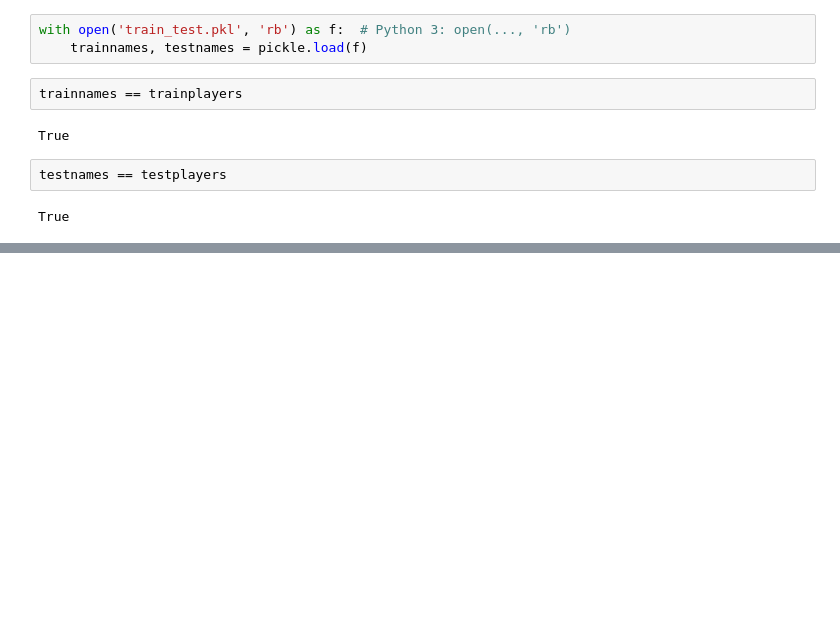
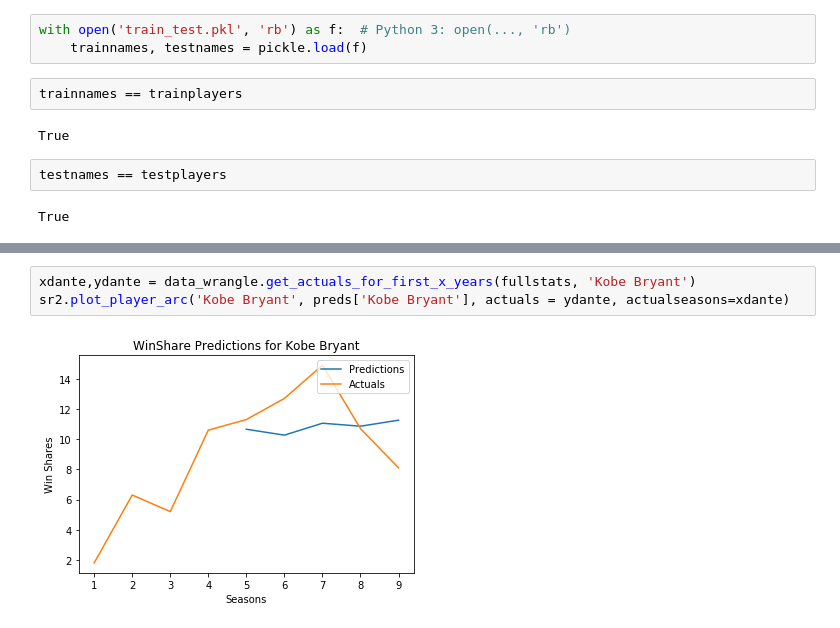
Before and after one commit to KirkAVoss/kv-capstone, a Jupyter notebook: NBAwinshare/2018.11.27 Fixtrain Notebook.ipynb, the cells around one changed output, grey strips where cells are left out. Cells and saved outputs as stored; diff of their text form; blank space fills up the shorter version.

```diff
--- a/NBAwinshare/2018.11.27 Fixtrain Notebook.ipynb
+++ b/NBAwinshare/2018.11.27 Fixtrain Notebook.ipynb
@@ -256,0 +347,5 @@ True
+# %%
+xdante,ydante = data_wrangle.get_actuals_for_first_x_years(fullstats, 'Kobe Bryant')
+sr2.plot_player_arc('Kobe Bryant', preds['Kobe Bryant'], actuals = ydante, actualseasons=xdante)
+# %% [output]
+[figure, added]
```
Also changed, not shown: parts of 24 cells of this notebook, 1 other file.
